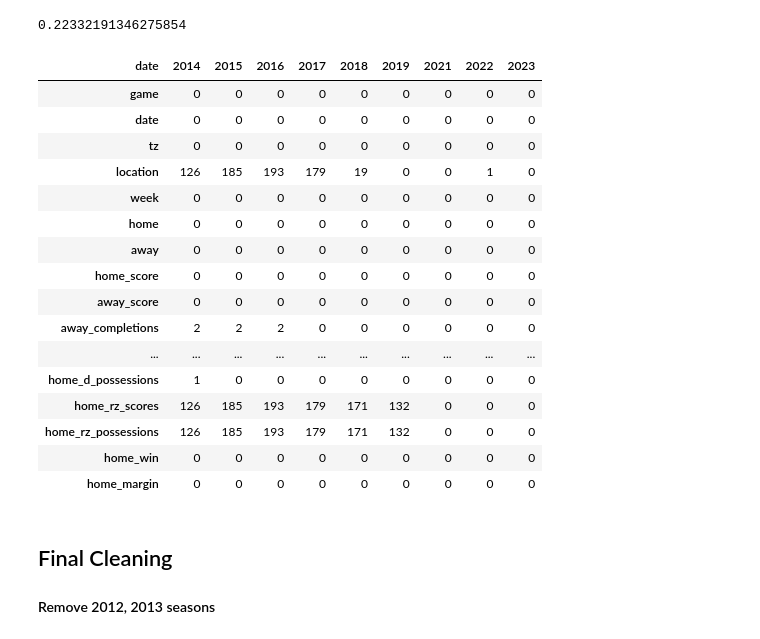
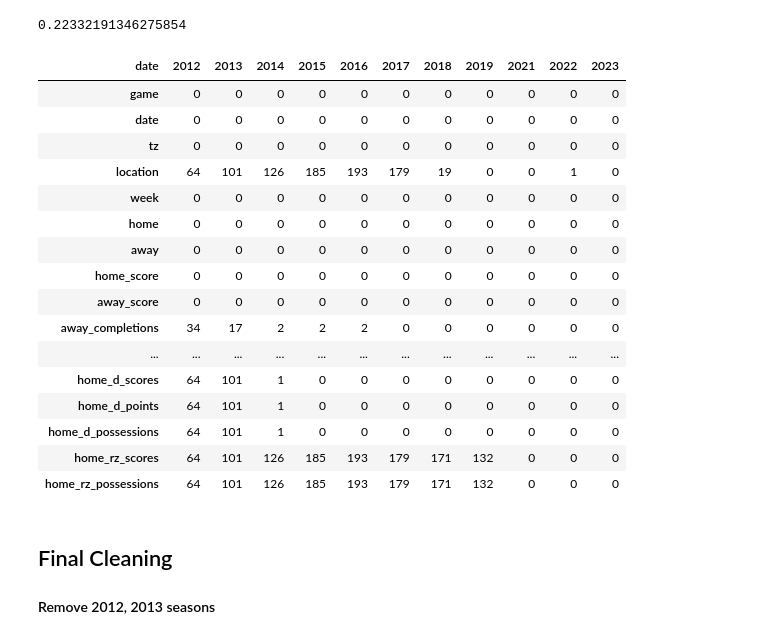
Before and after one commit to NBPub/Springboard, a Jupyter notebook: Capstone Two/Prospective Notebooks/AUDL/EDA_2.ipynb, the cells around one changed output. Drawn from its saved outputs; the diff is of its cells as text; code cells hidden in the pictures.

```diff
--- a/Capstone Two/Prospective Notebooks/AUDL/EDA_2.ipynb
+++ b/Capstone Two/Prospective Notebooks/AUDL/EDA_2.ipynb
@@ -14,6 +11,6 @@ WindowsPath('C:/Users/Nish/Classes/AUDL')
 # %%
 teams = pd.read_parquet('data/team_info.parquet')
-data = pd.read_parquet('data/game_stats_clean_1.parquet')
+data = pd.read_parquet('data/game_stats_clean_2.parquet')
 # %% [markdown]
 ### Stats Info, [link](https://theaudl.com/stats/glossary)
 # %% [markdown]
@@ -80,25 +77,26 @@ data.isnull().sum().sum()/(data.shape[0]*data.shape[1])
 # %% [output]
 0.22332191346275854
 # %%
-data.isnull().groupby(data.date.dt.year).sum().T.style.background_gradient(cmap='Spectral_r', axis=None)
+data.isnull().groupby(data.date.dt.year).sum().T.style\
+    .background_gradient(cmap='Spectral_r', axis=None)
 # %% [output]
-| date | 2014 | 2015 | 2016 | 2017 | 2018 | 2019 | 2021 | 2022 | 2023 |
-| game | 0 | 0 | 0 | 0 | 0 | 0 | 0 | 0 | 0 |
-| date | 0 | 0 | 0 | 0 | 0 | 0 | 0 | 0 | 0 |
-| tz | 0 | 0 | 0 | 0 | 0 | 0 | 0 | 0 | 0 |
-| location | 126 | 185 | 193 | 179 | 19 | 0 | 0 | 1 | 0 |
-| week | 0 | 0 | 0 | 0 | 0 | 0 | 0 | 0 | 0 |
-| home | 0 | 0 | 0 | 0 | 0 | 0 | 0 | 0 | 0 |
-| away | 0 | 0 | 0 | 0 | 0 | 0 | 0 | 0 | 0 |
-| home_score | 0 | 0 | 0 | 0 | 0 | 0 | 0 | 0 | 0 |
-| away_score | 0 | 0 | 0 | 0 | 0 | 0 | 0 | 0 | 0 |
-| away_completions | 2 | 2 | 2 | 0 | 0 | 0 | 0 | 0 | 0 |
-| ... | ... | ... | ... | ... | ... | ... | ... | ... | ... |
-| home_d_possessions | 1 | 0 | 0 | 0 | 0 | 0 | 0 | 0 | 0 |
-| home_rz_scores | 126 | 185 | 193 | 179 | 171 | 132 | 0 | 0 | 0 |
-| home_rz_possessions | 126 | 185 | 193 | 179 | 171 | 132 | 0 | 0 | 0 |
-| home_win | 0 | 0 | 0 | 0 | 0 | 0 | 0 | 0 | 0 |
-| home_margin | 0 | 0 | 0 | 0 | 0 | 0 | 0 | 0 | 0 |
+| date | 2012 | 2013 | 2014 | 2015 | 2016 | 2017 | 2018 | 2019 | 2021 | 2022 | 2023 |
+| game | 0 | 0 | 0 | 0 | 0 | 0 | 0 | 0 | 0 | 0 | 0 |
+| date | 0 | 0 | 0 | 0 | 0 | 0 | 0 | 0 | 0 | 0 | 0 |
+| tz | 0 | 0 | 0 | 0 | 0 | 0 | 0 | 0 | 0 | 0 | 0 |
+| location | 64 | 101 | 126 | 185 | 193 | 179 | 19 | 0 | 0 | 1 | 0 |
+| week | 0 | 0 | 0 | 0 | 0 | 0 | 0 | 0 | 0 | 0 | 0 |
+| home | 0 | 0 | 0 | 0 | 0 | 0 | 0 | 0 | 0 | 0 | 0 |
+| away | 0 | 0 | 0 | 0 | 0 | 0 | 0 | 0 | 0 | 0 | 0 |
+| home_score | 0 | 0 | 0 | 0 | 0 | 0 | 0 | 0 | 0 | 0 | 0 |
+| away_score | 0 | 0 | 0 | 0 | 0 | 0 | 0 | 0 | 0 | 0 | 0 |
+| away_completions | 34 | 17 | 2 | 2 | 2 | 0 | 0 | 0 | 0 | 0 | 0 |
+| ... | ... | ... | ... | ... | ... | ... | ... | ... | ... | ... | ... |
+| home_d_scores | 64 | 101 | 1 | 0 | 0 | 0 | 0 | 0 | 0 | 0 | 0 |
+| home_d_points | 64 | 101 | 1 | 0 | 0 | 0 | 0 | 0 | 0 | 0 | 0 |
+| home_d_possessions | 64 | 101 | 1 | 0 | 0 | 0 | 0 | 0 | 0 | 0 | 0 |
+| home_rz_scores | 64 | 101 | 126 | 185 | 193 | 179 | 171 | 132 | 0 | 0 | 0 |
+| home_rz_possessions | 64 | 101 | 126 | 185 | 193 | 179 | 171 | 132 | 0 | 0 | 0 |
 # %% [markdown]
 ## Final Cleaning
 #### Remove 2012, 2013 seasons
```
Also changed, not shown: parts of 68 cells of this notebook, 5 other files.
